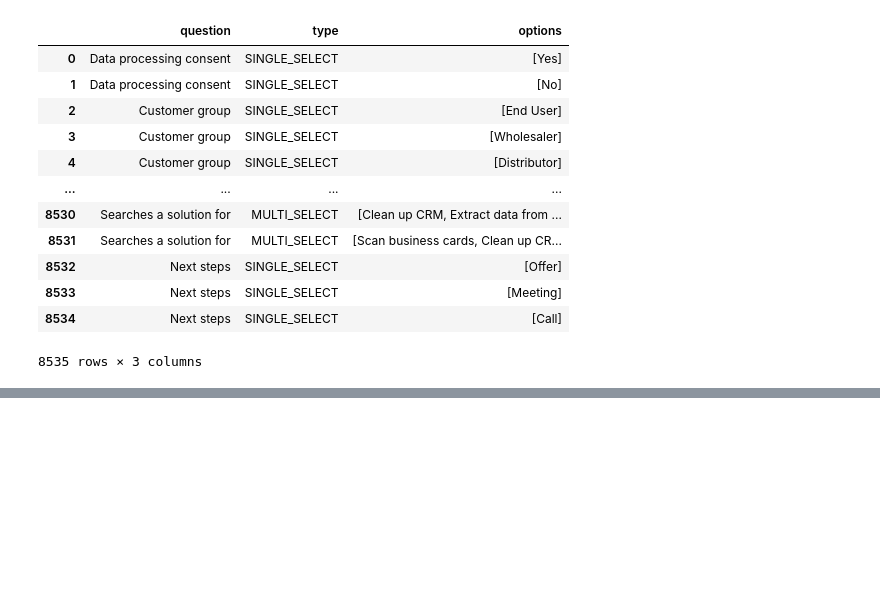
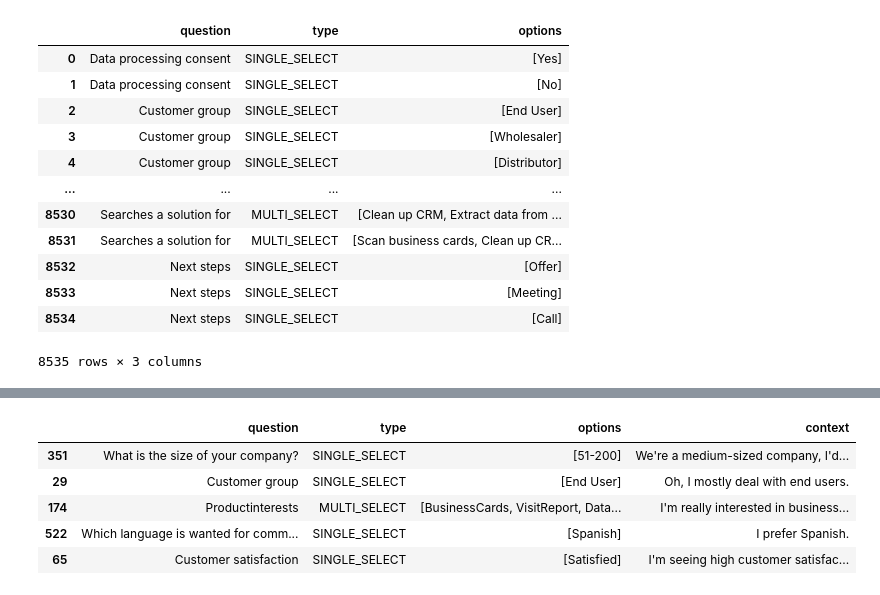
Before and after one commit to alexk2206/tds_capstone, a Jupyter notebook: QA_Dataset.ipynb, the cells around one changed output, grey strips where cells are left out. Cells and saved outputs as stored; diff of their text form; code cells hidden in the pictures; blank space fills up the shorter version.

```diff
--- a/QA_Dataset.ipynb
+++ b/QA_Dataset.ipynb
@@ -60,2 +98,19 @@ def sc_generate_answer(question, options):
 
   return answer
+# %%
+# sampling
+
+sample_size = 5
+
+answer_combinations_limited_sample = answer_combinations_limited.sample(sample_size).copy()
+
+answer_combinations_limited_sample['context'] = answer_combinations_limited_sample.apply(lambda row: generate_answer(row['question'], row['options']), axis=1)
+
+answer_combinations_limited_sample
+# %% [output]
+|  | question | type | options | context |
+| 351 | What is the size of your company? | SINGLE_SELECT | [51-200] | We're a medium-sized company, I'd... |
+| 29 | Customer group | SINGLE_SELECT | [End User] | Oh, I mostly deal with end users. |
+| 174 | Productinterests | MULTI_SELECT | [BusinessCards, VisitReport, Data... | I'm really interested in business... |
+| 522 | Which language is wanted for comm... | SINGLE_SELECT | [Spanish] | I prefer Spanish. |
+| 65 | Customer satisfaction | SINGLE_SELECT | [Satisfied] | I'm seeing high customer satisfac... |
```
Also changed, not shown: parts of 10 cells of this notebook.
